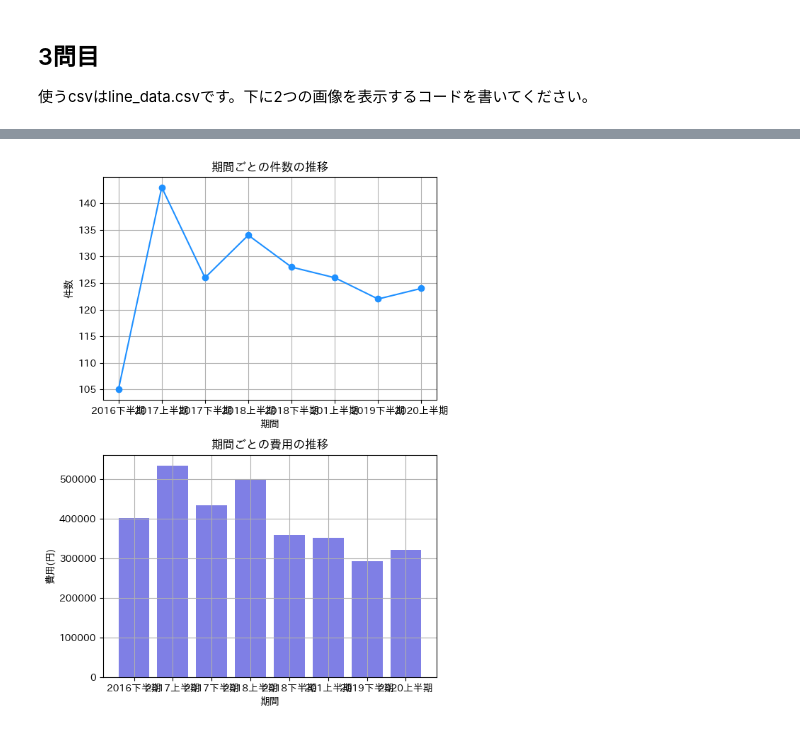
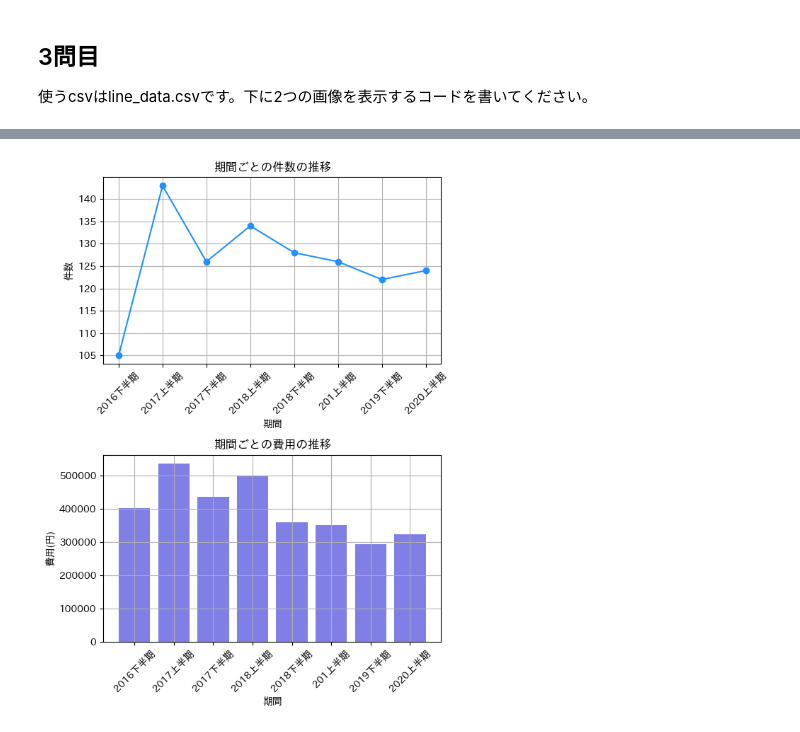
Before and after one commit to RyoheiSuga/Basic-Python, a Jupyter notebook: matplotlib_exercise.ipynb, the cells around one changed output, grey strips where cells are left out. Saved outputs shown, nothing was run; the diff lists cells and outputs as text; code cells hidden in the pictures.

```diff
--- a/matplotlib_exercise.ipynb
+++ b/matplotlib_exercise.ipynb
@@ -56,17 +56,20 @@ plt.show()
 # %%
 df = pd.read_csv('data/line_data.csv')
 fig, (ax1, ax2) = plt.subplots(2, 1, figsize=(6, 8))
 ax1.plot(df['期間'], df['件数'], marker='o', color='dodgerblue', linestyle='-')
 ax1.set_title('期間ごとの件数の推移')
 ax1.set_xlabel('期間')
 ax1.set_ylabel('件数')
 ax1.grid(True)
+ax1.tick_params(axis='x', rotation=45)
 ax2.bar(df['期間'], df['費用'], color=['mediumblue']*len(df['期間']), alpha=0.5)
 ax2.set_title('期間ごとの費用の推移')
 ax2.set_xlabel('期間')
 ax2.set_ylabel('費用(円)')
 ax2.grid(True)
+ax2.tick_params(axis='x', rotation=45)
+plt.xticks(rotation=45)
 plt.tight_layout()
 plt.show()
 # %% [output]
-[figure, old version]
+[figure, new version]
```
